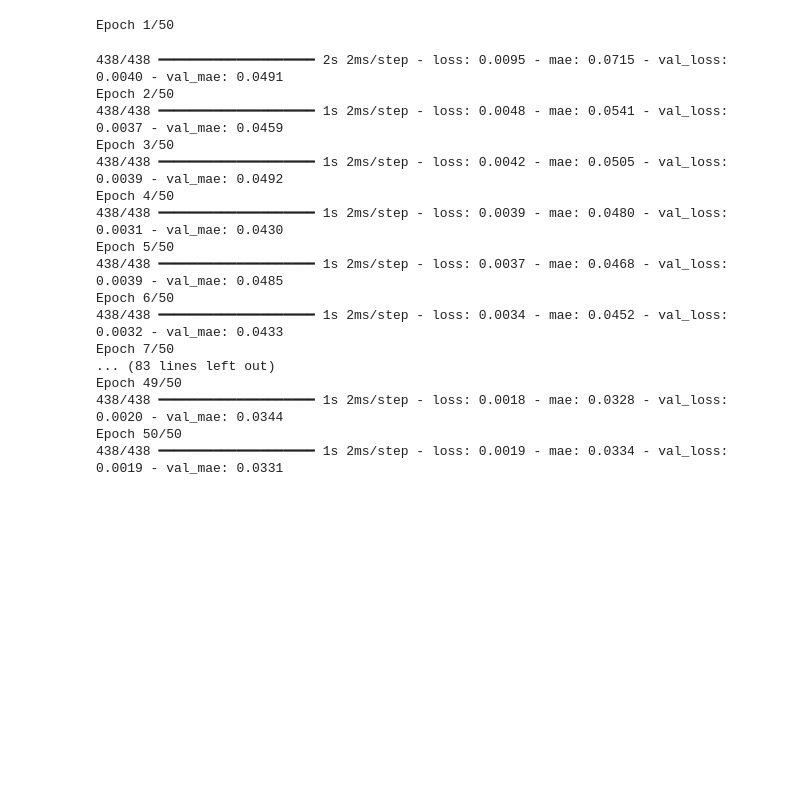
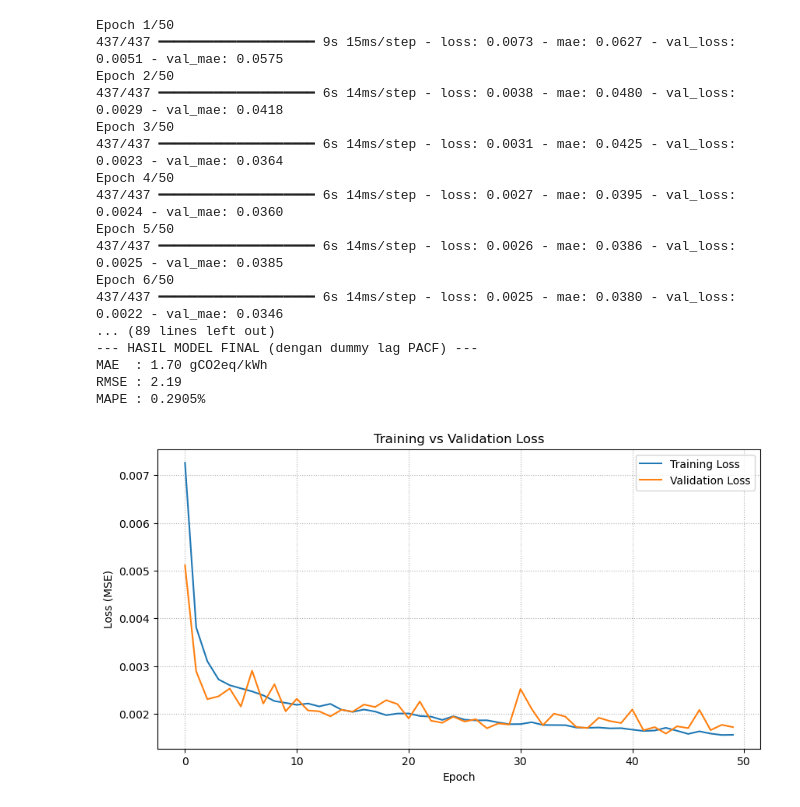
Before and after one commit to JustDannn/CarbonIntensityResearch, a Jupyter notebook: notebooks/03_dani_lstm_baselines.ipynb, the cells around one changed output. Saved outputs shown, nothing was run; the diff lists cells and outputs as text; code cells hidden in the pictures; blank space fills up the shorter version.

Commit message:
Update LSTM model

```diff
--- a/notebooks/03_dani_lstm_baselines.ipynb
+++ b/notebooks/03_dani_lstm_baselines.ipynb
@@ -385,6 +608,8 @@ import optuna
 from tensorflow.keras.models import Sequential
 from tensorflow.keras.layers import LSTM, Dense, Dropout
 from tensorflow.keras.optimizers import Adam
+
+num_features = X_train.shape[2]
 
 def objective(trial):
     units = trial.suggest_int('units', 32, 128, step=32)
@@ -393,7 +618,7 @@ def objective(trial):
     batch_size = trial.suggest_categorical('batch_size', [16, 32, 64])
 
     model = Sequential([
-        LSTM(units=units, return_sequences=False, input_shape=(24, 3)),
+        LSTM(units=units, return_sequences=False, input_shape=(look_back, num_features)),
         Dropout(dropout_rate),
         Dense(1)
     ])
@@ -443,8 +668,8 @@ Params: {'units': 32, 'dropout': 0.10319849592643338, 'lr': 0.009709833086648797
 # %%
-final_units = 32
-final_dropout = 0.10319849592643338
-final_lr = 0.009709833086648797
-final_batch = 16
+final_units = study.best_params['units']
+final_dropout = study.best_params['dropout']
+final_lr = study.best_params['lr']
+final_batch = study.best_params['batch_size']
 
 model_final = Sequential([
     LSTM(units=final_units, return_sequences=False, input_shape=(look_back, num_features)),
@@ -458,7 +683,6 @@ model_final.compile(
     metrics=['mae']
 )
 
-# Training dengan parameter terbaik
 history_final = model_final.fit(
     X_train, y_train,
     validation_data=(X_test, y_test),
@@ -466,25 +690,51 @@ history_final = model_final.fit(
     batch_size=final_batch,
     verbose=1
 )
+
+y_pred_final_scaled = model_final.predict(X_test)
+y_pred_final_asli = loader.target_scaler.inverse_transform(y_pred_final_scaled)
+y_test_asli = loader.target_scaler.inverse_transform(y_test)
+
+mae_final = mean_absolute_error(y_test_asli, y_pred_final_asli)
+rmse_final = np.sqrt(mean_squared_error(y_test_asli, y_pred_final_asli))
+mape_final = np.mean(np.abs((y_test_asli - y_pred_final_asli) / y_test_asli)) * 100
+
+print(f"--- HASIL MODEL FINAL (dengan dummy lag PACF) ---")
+print(f"MAE  : {mae_final:.2f} gCO2eq/kWh")
+print(f"RMSE : {rmse_final:.2f}")
+print(f"MAPE : {mape_final:.4f}%")
 # %% [output]
 Epoch 1/50
+437/437 ━━━━━━━━━━━━━━━━━━━━ 9s 15ms/step - loss: 0.0073 - mae: 0.0627 - val_loss: 0.0051 - val_mae: 0.0575
+Epoch 2/50
+437/437 ━━━━━━━━━━━━━━━━━━━━ 6s 14ms/step - loss: 0.0038 - mae: 0.0480 - val_loss: 0.0029 - val_mae: 0.0418
+Epoch 3/50
+437/437 ━━━━━━━━━━━━━━━━━━━━ 6s 14ms/step - loss: 0.0031 - mae: 0.0425 - val_loss: 0.0023 - val_mae: 0.0364
+Epoch 4/50
+437/437 ━━━━━━━━━━━━━━━━━━━━ 6s 14ms/step - loss: 0.0027 - mae: 0.0395 - val_loss: 0.0024 - val_mae: 0.0360
+Epoch 5/50
+437/437 ━━━━━━━━━━━━━━━━━━━━ 6s 14ms/step - loss: 0.0026 - mae: 0.0386 - val_loss: 0.0025 - val_mae: 0.0385
+Epoch 6/50
+437/437 ━━━━━━━━━━━━━━━━━━━━ 6s 14ms/step - loss: 0.0025 - mae: 0.0380 - val_loss: 0.0022 - val_mae: 0.0346
+... (89 lines left out)
+--- HASIL MODEL FINAL (dengan dummy lag PACF) ---
+MAE  : 1.70 gCO2eq/kWh
+RMSE : 2.19
+MAPE : 0.2905%
-438/438 ━━━━━━━━━━━━━━━━━━━━ 2s 2ms/step - loss: 0.0095 - mae: 0.0715 - val_loss: 0.0040 - val_mae: 0.0491
-Epoch 2/50
-438/438 ━━━━━━━━━━━━━━━━━━━━ 1s 2ms/step - loss: 0.0048 - mae: 0.0541 - val_loss: 0.0037 - val_mae: 0.0459
-Epoch 3/50
-438/438 ━━━━━━━━━━━━━━━━━━━━ 1s 2ms/step - loss: 0.0042 - mae: 0.0505 - val_loss: 0.0039 - val_mae: 0.0492
-Epoch 4/50
-438/438 ━━━━━━━━━━━━━━━━━━━━ 1s 2ms/step - loss: 0.0039 - mae: 0.0480 - val_loss: 0.0031 - val_mae: 0.0430
-Epoch 5/50
-438/438 ━━━━━━━━━━━━━━━━━━━━ 1s 2ms/step - loss: 0.0037 - mae: 0.0468 - val_loss: 0.0039 - val_mae: 0.0485
-Epoch 6/50
-438/438 ━━━━━━━━━━━━━━━━━━━━ 1s 2ms/step - loss: 0.0034 - mae: 0.0452 - val_loss: 0.0032 - val_mae: 0.0433
-Epoch 7/50
-... (83 lines left out)
-Epoch 49/50
-438/438 ━━━━━━━━━━━━━━━━━━━━ 1s 2ms/step - loss: 0.0018 - mae: 0.0328 - val_loss: 0.0020 - val_mae: 0.0344
-Epoch 50/50
-438/438 ━━━━━━━━━━━━━━━━━━━━ 1s 2ms/step - loss: 0.0019 - mae: 0.0334 - val_loss: 0.0019 - val_mae: 0.0331
+# %%
+import matplotlib.pyplot as plt
+
+plt.figure(figsize=(10, 5))
+plt.plot(history_final.history['loss'], label='Training Loss')
+plt.plot(history_final.history['val_loss'], label='Validation Loss')
+plt.title('Training vs Validation Loss')
+plt.xlabel('Epoch')
+plt.ylabel('Loss (MSE)')
+plt.legend()
+plt.grid(True, linestyle=':')
+plt.show()
+# %% [output]
+[figure, added]
 # %%
 y_pred_final_scaled = model_final.predict(X_test)
 
```
Also changed, not shown: parts of 52 cells of this notebook, 9 other files.
